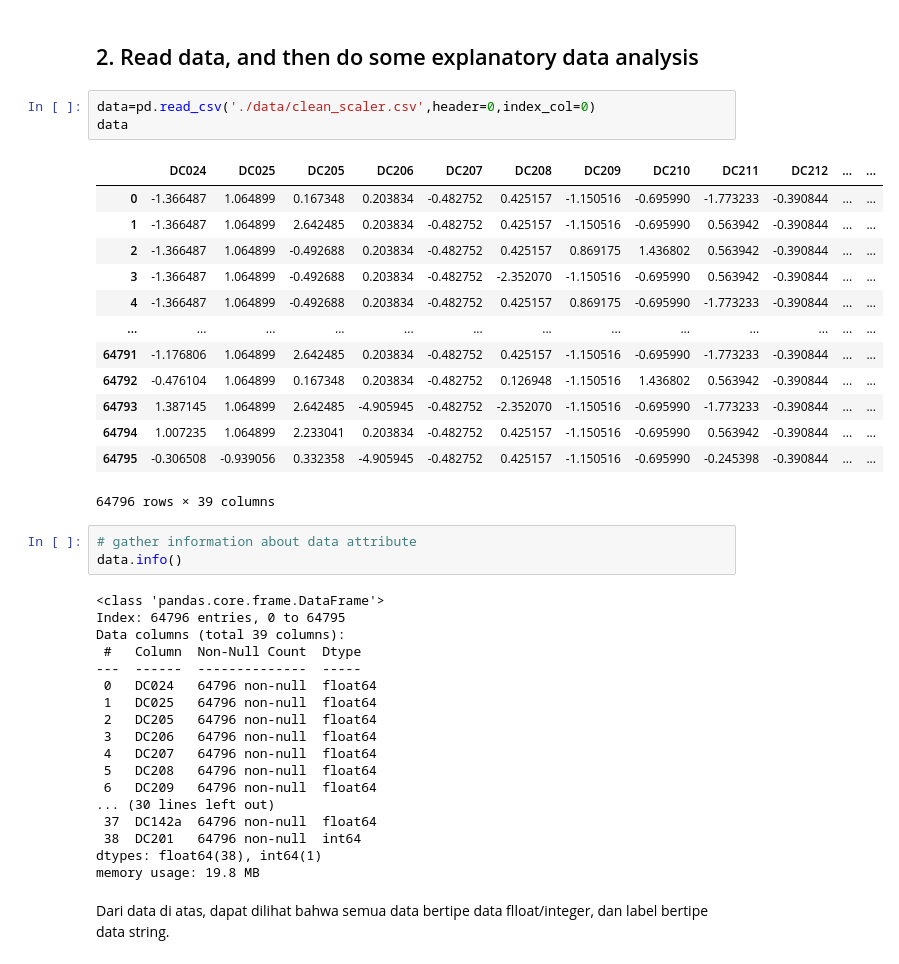
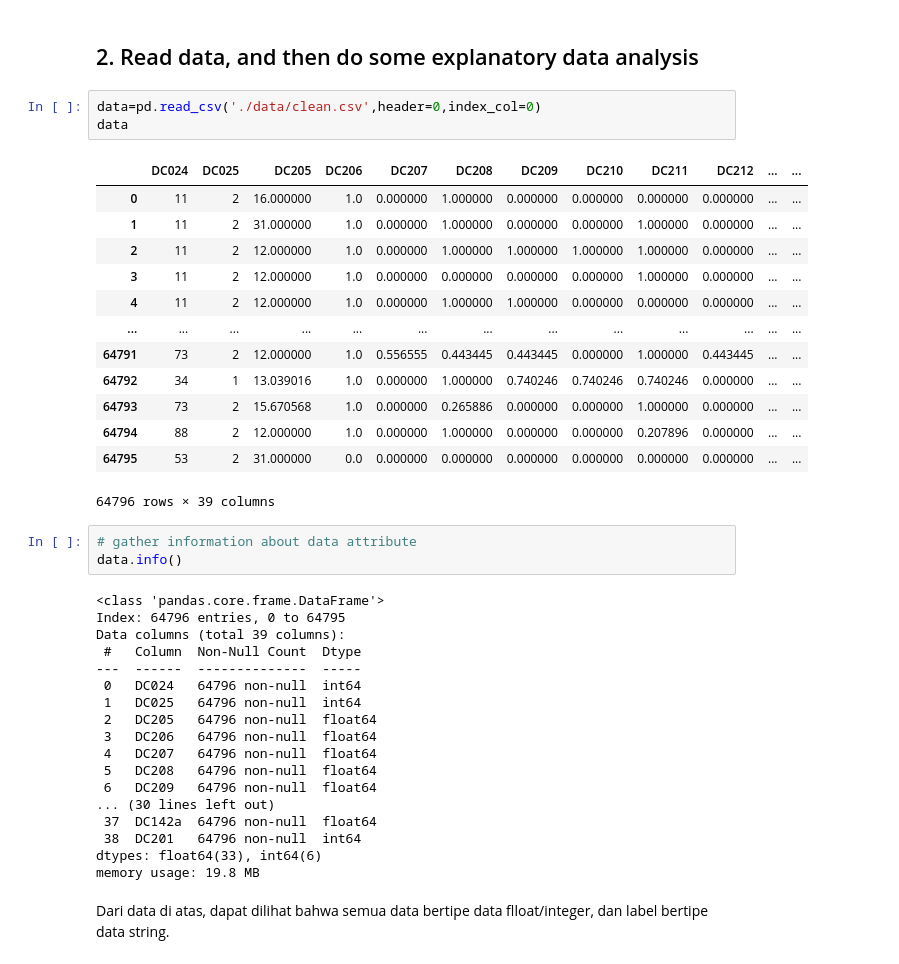
Before and after one commit to adrianuscharlie/DSC, a Jupyter notebook: notebook copy.ipynb, the cells around one changed output. Cells and saved outputs as stored; diff of their text form.

```diff
--- a/notebook copy.ipynb
+++ b/notebook copy.ipynb
@@ -8,21 +8,21 @@ import numpy
 # %% [markdown]
 ## 2. Read data, and then do some explanatory data analysis
 # %%
-data=pd.read_csv('./data/clean_scaler.csv',header=0,index_col=0)
+data=pd.read_csv('./data/clean.csv',header=0,index_col=0)
 data
 # %% [output]
 |  | DC024 | DC025 | DC205 | DC206 | DC207 | DC208 | DC209 | DC210 | DC211 | DC212 | ... | ... |
-| 0 | -1.366487 | 1.064899 | 0.167348 | 0.203834 | -0.482752 | 0.425157 | -1.150516 | -0.695990 | -1.773233 | -0.390844 | ... | ... |
-| 1 | -1.366487 | 1.064899 | 2.642485 | 0.203834 | -0.482752 | 0.425157 | -1.150516 | -0.695990 | 0.563942 | -0.390844 | ... | ... |
-| 2 | -1.366487 | 1.064899 | -0.492688 | 0.203834 | -0.482752 | 0.425157 | 0.869175 | 1.436802 | 0.563942 | -0.390844 | ... | ... |
-| 3 | -1.366487 | 1.064899 | -0.492688 | 0.203834 | -0.482752 | -2.352070 | -1.150516 | -0.695990 | 0.563942 | -0.390844 | ... | ... |
-| 4 | -1.366487 | 1.064899 | -0.492688 | 0.203834 | -0.482752 | 0.425157 | 0.869175 | -0.695990 | -1.773233 | -0.390844 | ... | ... |
+| 0 | 11 | 2 | 16.000000 | 1.0 | 0.000000 | 1.000000 | 0.000000 | 0.000000 | 0.000000 | 0.000000 | ... | ... |
+| 1 | 11 | 2 | 31.000000 | 1.0 | 0.000000 | 1.000000 | 0.000000 | 0.000000 | 1.000000 | 0.000000 | ... | ... |
+| 2 | 11 | 2 | 12.000000 | 1.0 | 0.000000 | 1.000000 | 1.000000 | 1.000000 | 1.000000 | 0.000000 | ... | ... |
+| 3 | 11 | 2 | 12.000000 | 1.0 | 0.000000 | 0.000000 | 0.000000 | 0.000000 | 1.000000 | 0.000000 | ... | ... |
+| 4 | 11 | 2 | 12.000000 | 1.0 | 0.000000 | 1.000000 | 1.000000 | 0.000000 | 0.000000 | 0.000000 | ... | ... |
 | ... | ... | ... | ... | ... | ... | ... | ... | ... | ... | ... | ... | ... |
-| 64791 | -1.176806 | 1.064899 | 2.642485 | 0.203834 | -0.482752 | 0.425157 | -1.150516 | -0.695990 | -1.773233 | -0.390844 | ... | ... |
-| 64792 | -0.476104 | 1.064899 | 0.167348 | 0.203834 | -0.482752 | 0.126948 | -1.150516 | 1.436802 | 0.563942 | -0.390844 | ... | ... |
-| 64793 | 1.387145 | 1.064899 | 2.642485 | -4.905945 | -0.482752 | -2.352070 | -1.150516 | -0.695990 | -1.773233 | -0.390844 | ... | ... |
-| 64794 | 1.007235 | 1.064899 | 2.233041 | 0.203834 | -0.482752 | 0.425157 | -1.150516 | -0.695990 | 0.563942 | -0.390844 | ... | ... |
-| 64795 | -0.306508 | -0.939056 | 0.332358 | -4.905945 | -0.482752 | 0.425157 | -1.150516 | -0.695990 | -0.245398 | -0.390844 | ... | ... |
+| 64791 | 73 | 2 | 12.000000 | 1.0 | 0.556555 | 0.443445 | 0.443445 | 0.000000 | 1.000000 | 0.443445 | ... | ... |
+| 64792 | 34 | 1 | 13.039016 | 1.0 | 0.000000 | 1.000000 | 0.740246 | 0.740246 | 0.740246 | 0.000000 | ... | ... |
+| 64793 | 73 | 2 | 15.670568 | 1.0 | 0.000000 | 0.265886 | 0.000000 | 0.000000 | 1.000000 | 0.000000 | ... | ... |
+| 64794 | 88 | 2 | 12.000000 | 1.0 | 0.000000 | 1.000000 | 0.000000 | 0.000000 | 0.207896 | 0.000000 | ... | ... |
+| 64795 | 53 | 2 | 31.000000 | 0.0 | 0.000000 | 0.000000 | 0.000000 | 0.000000 | 0.000000 | 0.000000 | ... | ... |
 64796 rows × 39 columns
 # %%
 # gather information about data attribute
@@ -33,8 +33,8 @@ Index: 64796 entries, 0 to 64795
 Data columns (total 39 columns):
  #   Column  Non-Null Count  Dtype
 ---  ------  --------------  -----
- 0   DC024   64796 non-null  float64
- 1   DC025   64796 non-null  float64
+ 0   DC024   64796 non-null  int64
+ 1   DC025   64796 non-null  int64
  2   DC205   64796 non-null  float64
  3   DC206   64796 non-null  float64
  4   DC207   64796 non-null  float64
@@ -43,7 +43,7 @@ Data columns (total 39 columns):
 ... (30 lines left out)
  37  DC142a  64796 non-null  float64
  38  DC201   64796 non-null  int64
-dtypes: float64(38), int64(1)
+dtypes: float64(33), int64(6)
 memory usage: 19.8 MB
 # %% [markdown]
 Dari data di atas, dapat dilihat bahwa semua data bertipe data flloat/integer, dan label bertipe data string.
```
Also changed, not shown: parts of 13 cells of this notebook, 6 other files.
